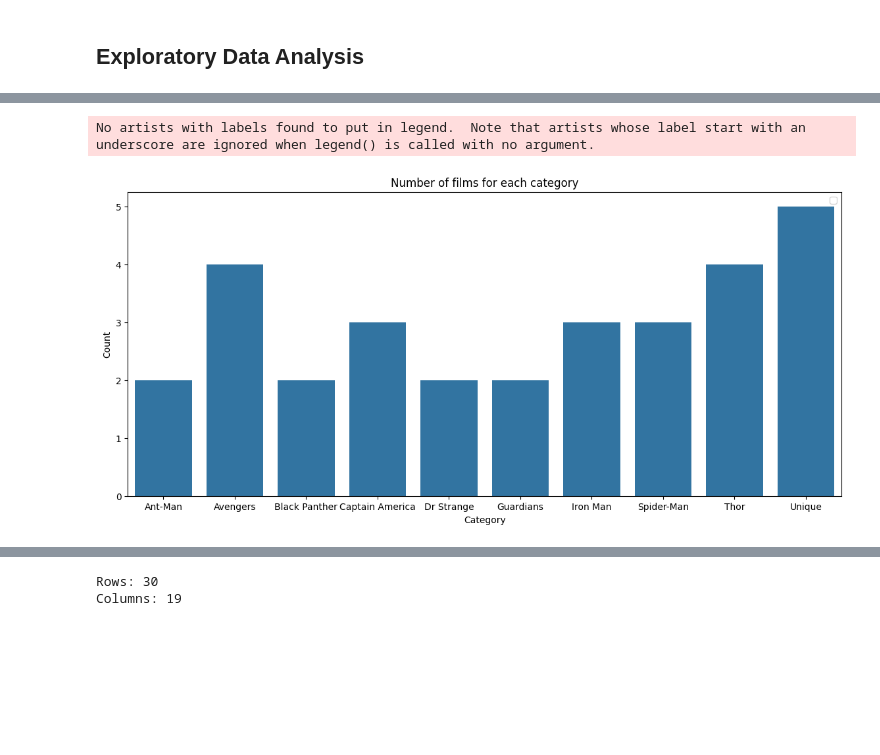
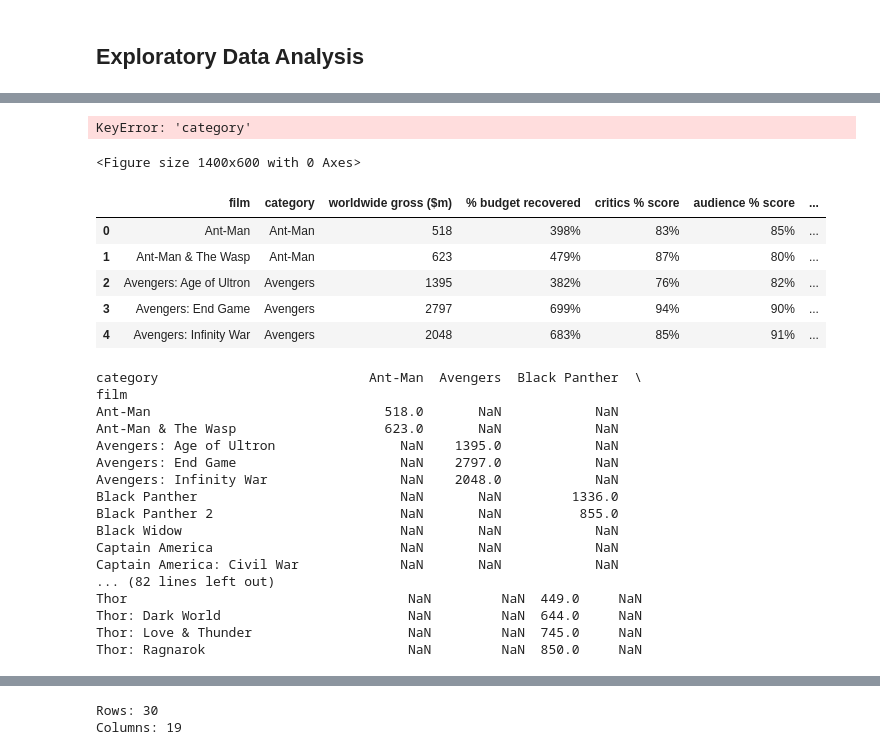
Before and after one commit to dz080/AD654_FinalProject, a Jupyter notebook: Jiun.ipynb, the cells around one changed output, grey strips where cells are left out. Cells and saved outputs as stored; diff of their text form; code cells hidden in the pictures; blank space fills up the shorter version.

```diff
--- a/Jiun.ipynb
+++ b/Jiun.ipynb
@@ -106,14 +121,46 @@ marvel_movies.groupby("category").head()
 # %%
-# how many films were made on one series of comic book
+# Plotting
+
+
 plt.figure(figsize=(14, 6))
-marvel_movies.groupby("category").count()["film"]
-sns.barplot(marvel_movies.groupby("category").count()["film"])
+plt.bar(category_counts['category'], category_counts['count'].sort_values(ascending=False), color='skyblue')
 
-plt.title('Number of films for each category')
+plt.title('Number of Films for Each Category')
 plt.xlabel('Category')
 plt.ylabel('Count')
-plt.legend()
+plt.xticks(rotation=45)  # Rotate category names for better readability
 plt.show()
 # %% [output]
-No artists with labels found to put in legend.  Note that artists whose label start with an underscore are ignored when legend() is called with no argument.
+KeyError: 'category'
-[figure, removed]
+<Figure size 1400x600 with 0 Axes>
+# %%
+marvel_movies.head()
+# %% [output]
+|  | film | category | worldwide gross ($m) | % budget recovered | critics % score | audience % score | ... |
+| 0 | Ant-Man | Ant-Man | 518 | 398% | 83% | 85% | ... |
+| 1 | Ant-Man & The Wasp | Ant-Man | 623 | 479% | 87% | 80% | ... |
+| 2 | Avengers: Age of Ultron | Avengers | 1395 | 382% | 76% | 82% | ... |
+| 3 | Avengers: End Game | Avengers | 2797 | 699% | 94% | 90% | ... |
+| 4 | Avengers: Infinity War | Avengers | 2048 | 683% | 85% | 91% | ... |
+# %%
+# pivot_table 생성
+pivot_table = marvel_movies.pivot_table(values='worldwide gross ($m)', index='film', columns='category', aggfunc='sum')
+print(pivot_table)
+# %% [output]
+category                           Ant-Man  Avengers  Black Panther  \
+film
+Ant-Man                              518.0       NaN            NaN
+Ant-Man & The Wasp                   623.0       NaN            NaN
+Avengers: Age of Ultron                NaN    1395.0            NaN
+Avengers: End Game                     NaN    2797.0            NaN
+Avengers: Infinity War                 NaN    2048.0            NaN
+Black Panther                          NaN       NaN         1336.0
+Black Panther 2                        NaN       NaN          855.0
+Black Widow                            NaN       NaN            NaN
+Captain America                        NaN       NaN            NaN
+Captain America: Civil War             NaN       NaN            NaN
+... (82 lines left out)
+Thor                                    NaN         NaN  449.0     NaN
+Thor: Dark World                        NaN         NaN  644.0     NaN
+Thor: Love & Thunder                    NaN         NaN  745.0     NaN
+Thor: Ragnarok                          NaN         NaN  850.0     NaN
```
Also changed, not shown: parts of 6 cells of this notebook, 1 other file.
